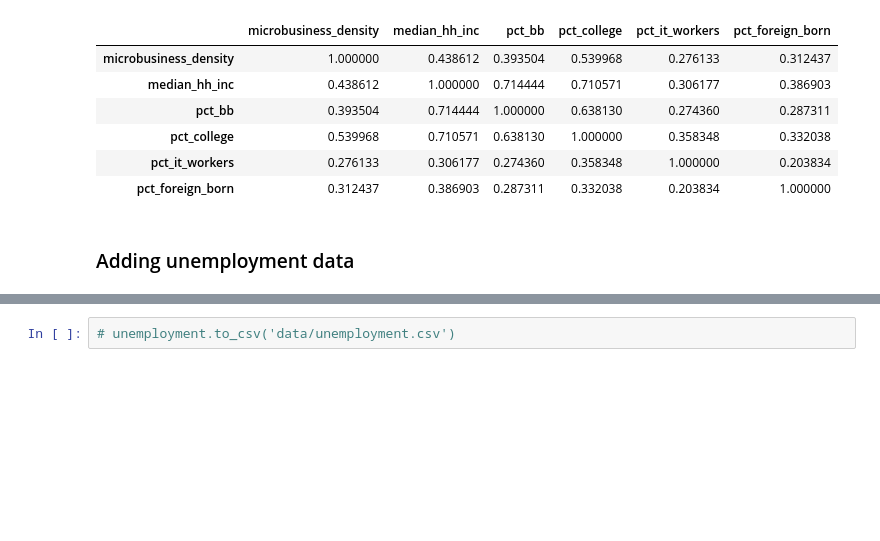
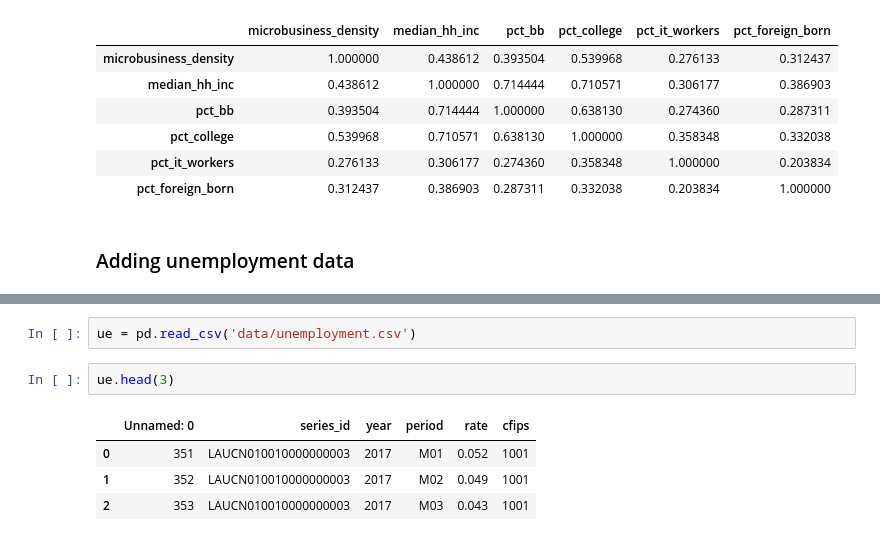
Before and after one commit to sdingx/kaggle_microbusiness, a Jupyter notebook: EDA_census.ipynb, the cells around one changed output, grey strips where cells are left out. Saved outputs shown, nothing was run; the diff lists cells and outputs as text; blank space fills up the shorter version.

Commit message:
added read_csv

```diff
--- a/EDA_census.ipynb
+++ b/EDA_census.ipynb
@@ -241,2 +210,9 @@ df[['microbusiness_density','median_hh_inc', 'pct_bb', 'pct_college', 'pct_it_wo
 # %%
-# unemployment.to_csv('data/unemployment.csv')
+ue = pd.read_csv('data/unemployment.csv')
+# %%
+ue.head(3)
+# %% [output]
+|  | Unnamed: 0 | series_id | year | period | rate | cfips |
+| 0 | 351 | LAUCN010010000000003 | 2017 | M01 | 0.052 | 1001 |
+| 1 | 352 | LAUCN010010000000003 | 2017 | M02 | 0.049 | 1001 |
+| 2 | 353 | LAUCN010010000000003 | 2017 | M03 | 0.043 | 1001 |
```
Also changed, not shown: parts of 1 cell of this notebook.
